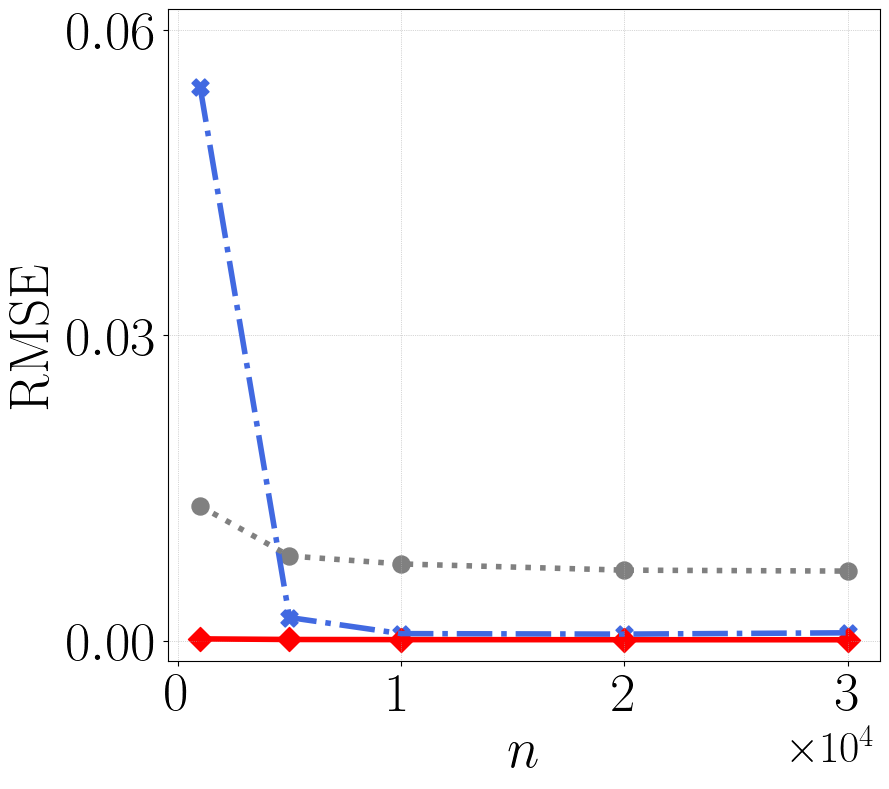
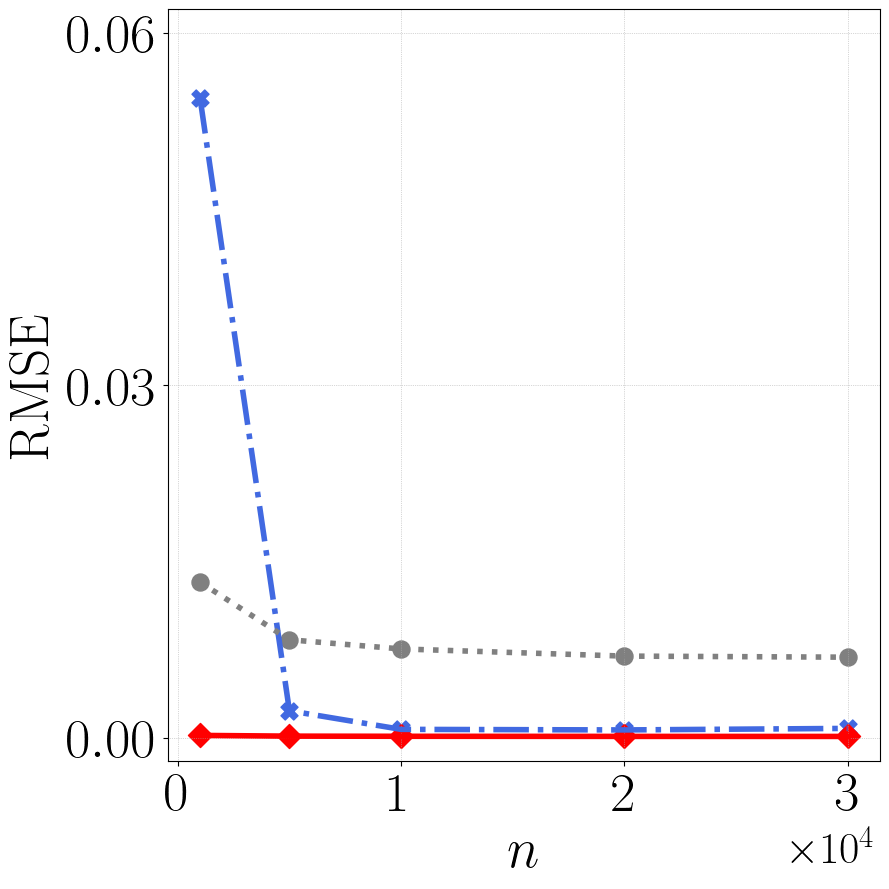
Code edit (unified diff) that turned the first committed figure into the second:
--- before
+++ after
@@ -8,5 +8,5 @@
 iipw_rmse = np.array([0.0002013, 0.0001393, 0.0001256, 00.0001166, 0.0001126])
 
-f, ax = plt.subplots(figsize=(9,8))
+f, ax = plt.subplots(figsize=(9,9))
 
 plt.plot(d1, alt_GD_rmse, lw=4, color='royalblue',ls="dashdot")

Commit: revise figures